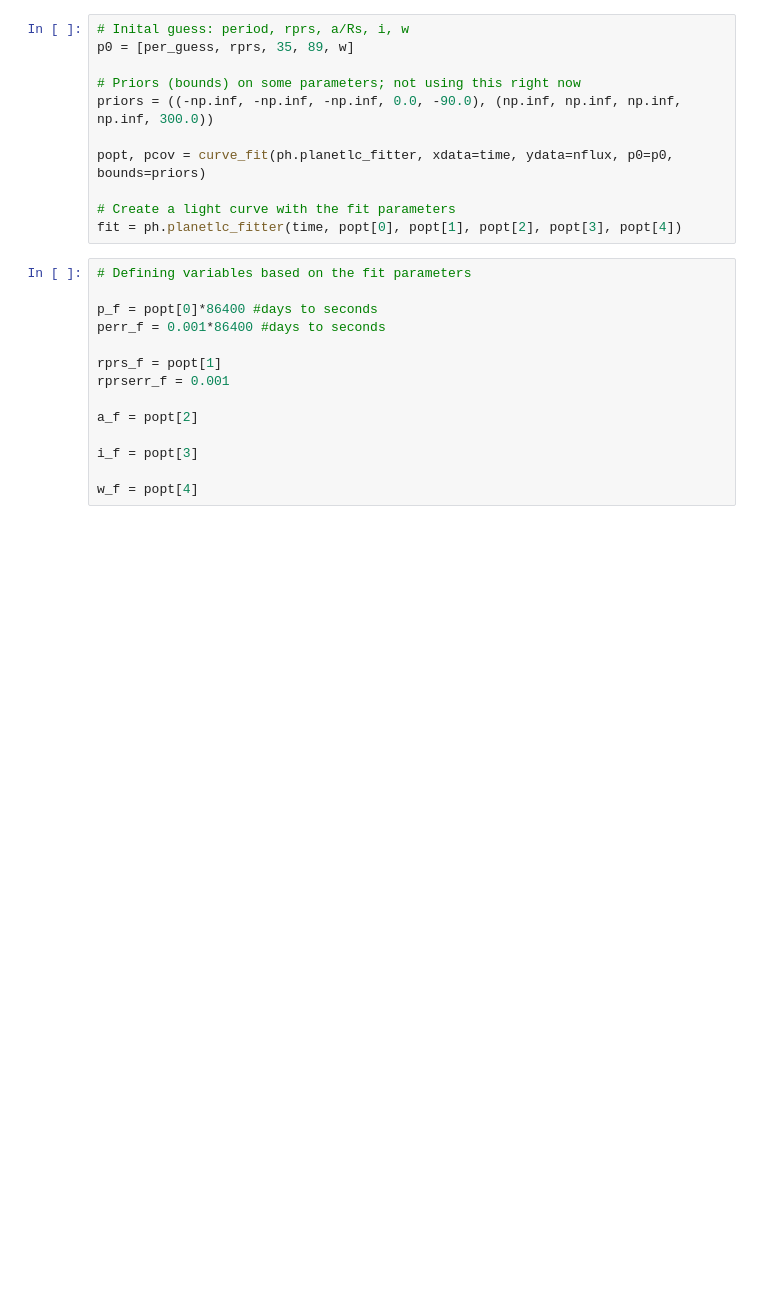
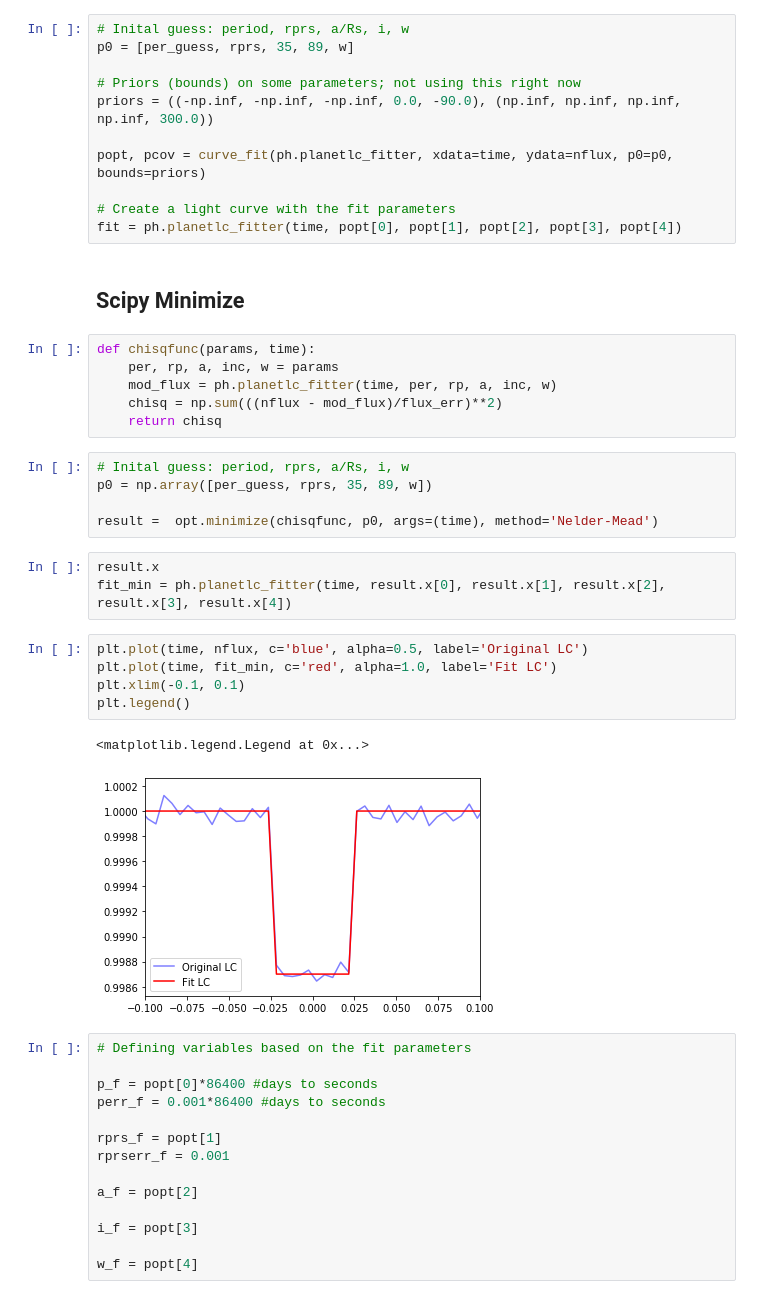
Before and after one commit to ssagear/photoeccentric, a Jupyter notebook: notebooks/photoeccentric_tutorial.ipynb, the cells around one changed output. Drawn from its saved outputs; the diff is of its cells as text; blank space fills up the shorter version.

```diff
--- a/notebooks/photoeccentric_tutorial.ipynb
+++ b/notebooks/photoeccentric_tutorial.ipynb
@@ -193,6 +209,30 @@ popt, pcov = curve_fit(ph.planetlc_fitter, xdata=time, ydata=nflux, p0=p0, bound
 
 # Create a light curve with the fit parameters
 fit = ph.planetlc_fitter(time, popt[0], popt[1], popt[2], popt[3], popt[4])
+# %% [markdown]
+## Scipy Minimize
+# %%
+def chisqfunc(params, time):
+    per, rp, a, inc, w = params
+    mod_flux = ph.planetlc_fitter(time, per, rp, a, inc, w)
+    chisq = np.sum(((nflux - mod_flux)/flux_err)**2)
+    return chisq
+# %%
+# Inital guess: period, rprs, a/Rs, i, w
+p0 = np.array([per_guess, rprs, 35, 89, w])
+
+result =  opt.minimize(chisqfunc, p0, args=(time), method='Nelder-Mead')
+# %%
+result.x
+fit_min = ph.planetlc_fitter(time, result.x[0], result.x[1], result.x[2], result.x[3], result.x[4])
+# %%
+plt.plot(time, nflux, c='blue', alpha=0.5, label='Original LC')
+plt.plot(time, fit_min, c='red', alpha=1.0, label='Fit LC')
+plt.xlim(-0.1, 0.1)
+plt.legend()
+# %% [output]
+<matplotlib.legend.Legend at 0x...>
+[figure, added]
 # %%
 # Defining variables based on the fit parameters
 
```
Also changed, not shown: parts of 24 cells of this notebook, 2 other files.
